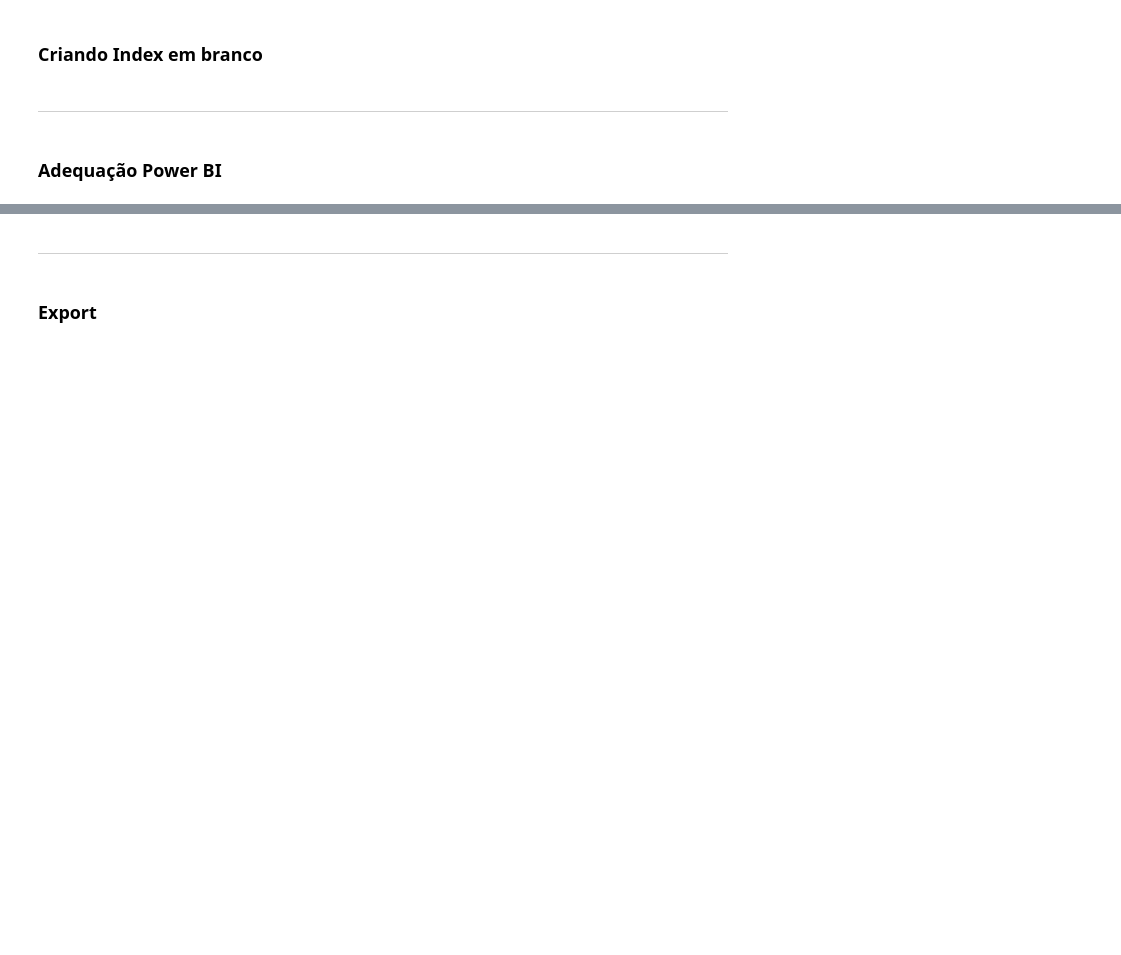
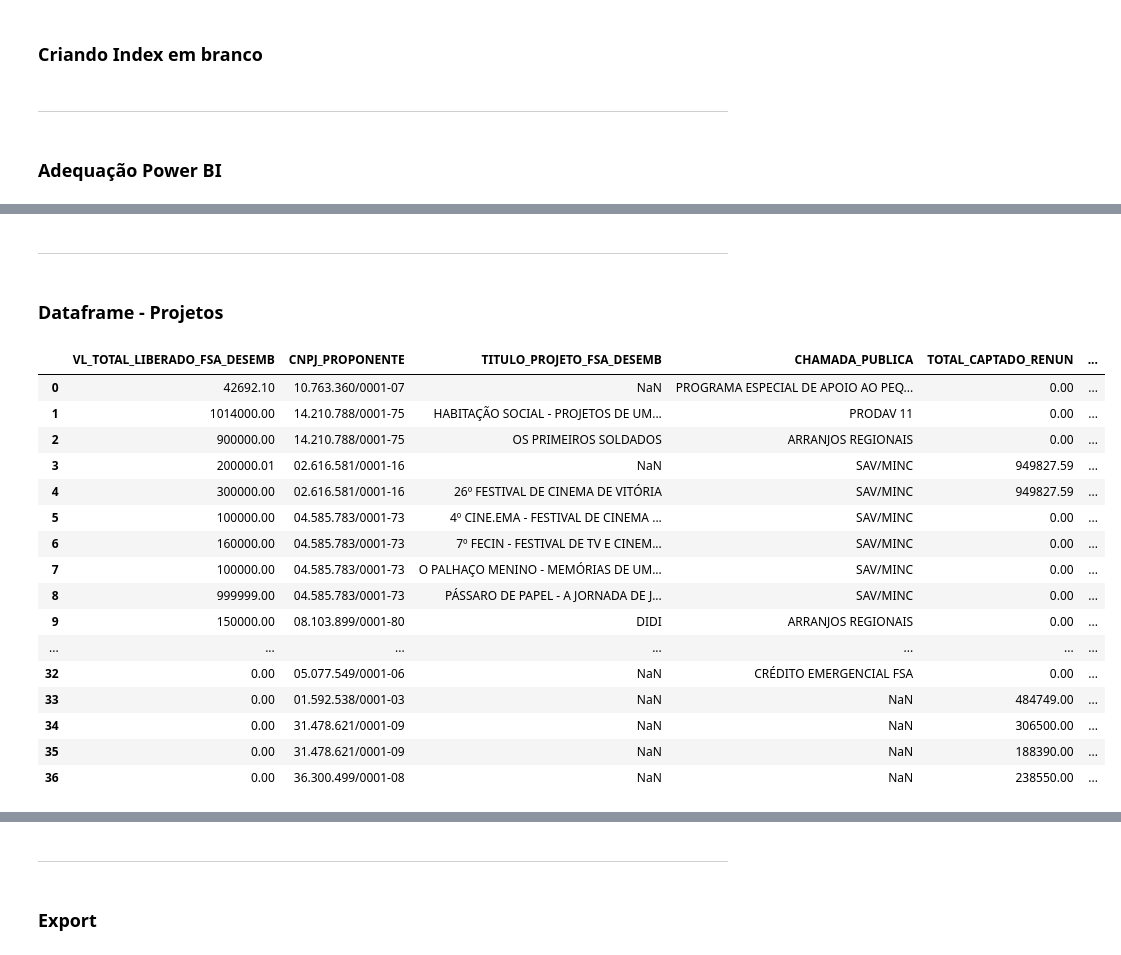
Before and after one commit to fonsecadados/ANCINE-ETL-dados-abertos, a Jupyter notebook: EDA/Ancine_ES/AncineES_EDA.ipynb, the cells around one changed output, grey strips where cells are left out. Drawn from its saved outputs; the diff is of its cells as text; code cells hidden in the pictures; blank space fills up the shorter version.

```diff
--- a/EDA/Ancine_ES/AncineES_EDA.ipynb
+++ b/EDA/Ancine_ES/AncineES_EDA.ipynb
@@ -633,0 +658,44 @@ See the caveats in the documentation: https://pandas.pydata.org/pandas-docs/stab
+# %% [markdown]
+---
+# %% [markdown]
+### Dataframe - Projetos
+# %%
+df_concat_proj_1 = df_proj_fsa_desemb_es[['VL_TOTAL_LIBERADO', 'CNPJ_PROPONENTE', 'TITULO_PROJETO', 'CHAMADA_PUBLICA']]
+df_concat_proj_2 = df_proj_renun_fisc_es[['TOTAL_CAPTADO', 'CNPJ_PROPONENTE', 'TITULO_PROJETO']]
+
+df_concat_proj_2 = df_concat_proj_2.rename(columns={'TOTAL_CAPTADO' : 'TOTAL_CAPTADO_RENUN', 'TITULO_PROJETO' : 'TITULO_PROJETO_RENUN' })
+df_concat_proj_1 = df_concat_proj_1.rename(columns={'VL_TOTAL_LIBERADO' : 'VL_TOTAL_LIBERADO_FSA_DESEMB', 'TITULO_PROJETO' : 'TITULO_PROJETO_FSA_DESEMB'})
+
+df_projetos_aprov_es = df_concat_proj_1.merge(df_concat_proj_2, on='CNPJ_PROPONENTE', how='outer')
+
+def fillna(df, column):
+    df[column].fillna(0.0, inplace=True)
+
+fillna(df_projetos_aprov_es, 'TOTAL_CAPTADO_RENUN')
+fillna(df_projetos_aprov_es, 'VL_TOTAL_LIBERADO_FSA_DESEMB')
+
+df_projetos_aprov_es['SOMA_TOTAL_CAPTADO'] = df_projetos_aprov_es['TOTAL_CAPTADO_RENUN'] + df_projetos_aprov_es['VL_TOTAL_LIBERADO_FSA_DESEMB']
+df_projetos_aprov_es['TITULO_PROJETO_FSA_DESEMB'] = df_projetos_aprov_es['TITULO_PROJETO_FSA_DESEMB'].drop(index=11)
+df_projetos_aprov_es['TITULO_PROJETO_FSA_DESEMB'] = df_projetos_aprov_es['TITULO_PROJETO_FSA_DESEMB'].drop(index=3)
+df_projetos_aprov_es['TITULO_PROJETO_FSA_DESEMB'] = df_projetos_aprov_es['TITULO_PROJETO_FSA_DESEMB'].drop(index=23)
+df_projetos_aprov_es['TITULO_PROJETO_FSA_DESEMB'] = df_projetos_aprov_es['TITULO_PROJETO_FSA_DESEMB'].drop(index=24)
+
+df_projetos_aprov_es
+# %% [output]
+|  | VL_TOTAL_LIBERADO_FSA_DESEMB | CNPJ_PROPONENTE | TITULO_PROJETO_FSA_DESEMB | CHAMADA_PUBLICA | TOTAL_CAPTADO_RENUN | ... |
+| 0 | 42692.10 | 10.763.360/0001-07 | NaN | PROGRAMA ESPECIAL DE APOIO AO PEQ... | 0.00 | ... |
+| 1 | 1014000.00 | 14.210.788/0001-75 | HABITAÇÃO SOCIAL - PROJETOS DE UM... | PRODAV 11 | 0.00 | ... |
+| 2 | 900000.00 | 14.210.788/0001-75 | OS PRIMEIROS SOLDADOS | ARRANJOS REGIONAIS | 0.00 | ... |
+| 3 | 200000.01 | 02.616.581/0001-16 | NaN | SAV/MINC | 949827.59 | ... |
+| 4 | 300000.00 | 02.616.581/0001-16 | 26º FESTIVAL DE CINEMA DE VITÓRIA | SAV/MINC | 949827.59 | ... |
+| 5 | 100000.00 | 04.585.783/0001-73 | 4º CINE.EMA - FESTIVAL DE CINEMA ... | SAV/MINC | 0.00 | ... |
+| 6 | 160000.00 | 04.585.783/0001-73 | 7º FECIN - FESTIVAL DE TV E CINEM... | SAV/MINC | 0.00 | ... |
+| 7 | 100000.00 | 04.585.783/0001-73 | O PALHAÇO MENINO - MEMÓRIAS DE UM... | SAV/MINC | 0.00 | ... |
+| 8 | 999999.00 | 04.585.783/0001-73 | PÁSSARO DE PAPEL - A JORNADA DE J... | SAV/MINC | 0.00 | ... |
+| 9 | 150000.00 | 08.103.899/0001-80 | DIDI | ARRANJOS REGIONAIS | 0.00 | ... |
+| ... | ... | ... | ... | ... | ... | ... |
+| 32 | 0.00 | 05.077.549/0001-06 | NaN | CRÉDITO EMERGENCIAL FSA | 0.00 | ... |
+| 33 | 0.00 | 01.592.538/0001-03 | NaN | NaN | 484749.00 | ... |
+| 34 | 0.00 | 31.478.621/0001-09 | NaN | NaN | 306500.00 | ... |
+| 35 | 0.00 | 31.478.621/0001-09 | NaN | NaN | 188390.00 | ... |
+| 36 | 0.00 | 36.300.499/0001-08 | NaN | NaN | 238550.00 | ... |
```
Also changed, not shown: parts of 9 cells of this notebook, 10 other files.
